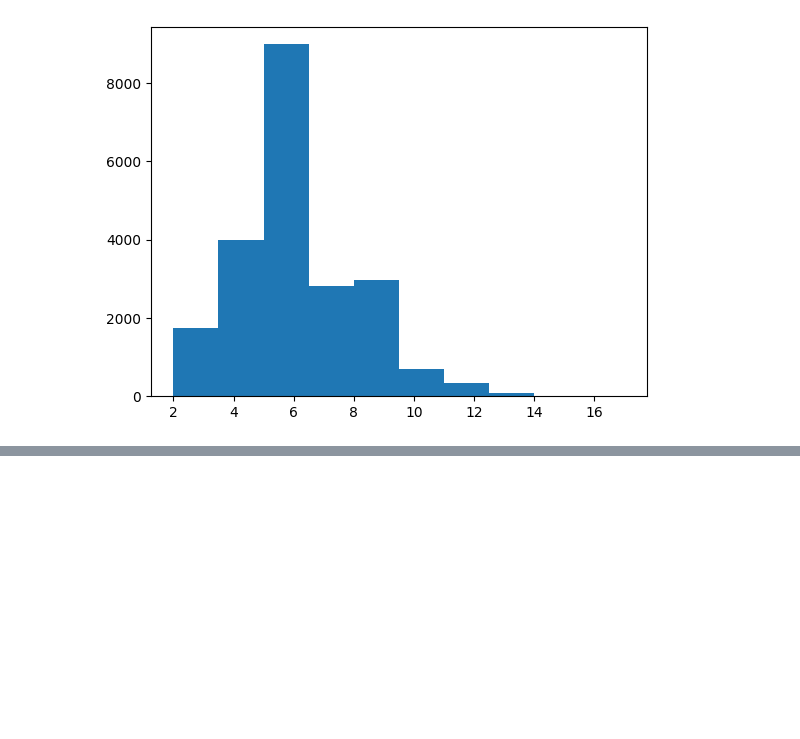
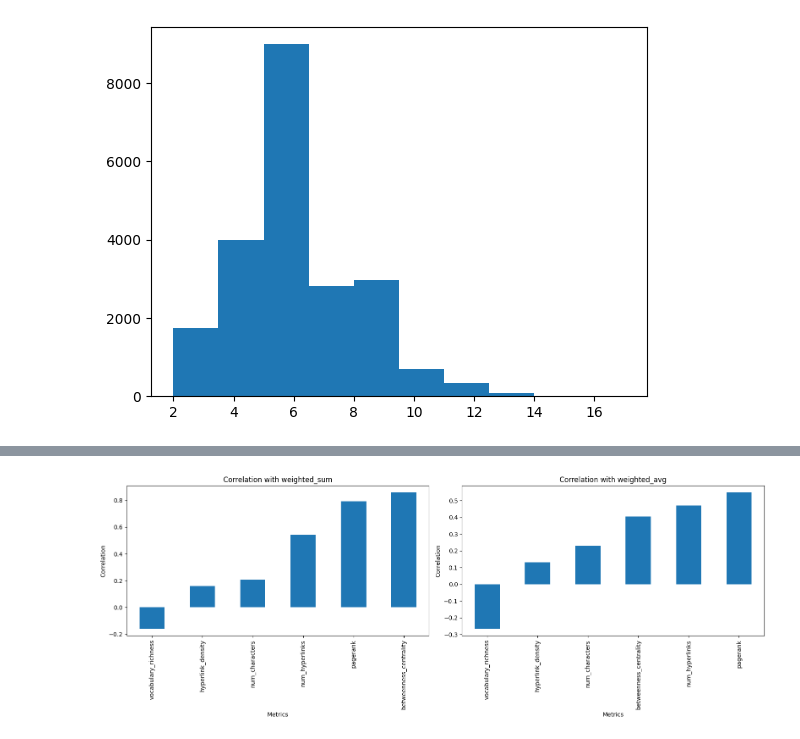
Before and after one commit to epfl-ada/ada-2024-project-adaholiks, a Jupyter notebook: greedy_embedding_navigation.ipynb, the cells around one changed output, grey strips where cells are left out. Saved outputs shown, nothing was run; the diff lists cells and outputs as text; code cells hidden in the pictures; blank space fills up the shorter version.

Commit message:
CODE: Wikispeedia Embedding Traversal

```diff
--- a/greedy_embedding_navigation.ipynb
+++ b/greedy_embedding_navigation.ipynb
@@ -556,0 +527,2 @@ Rows removed: 3732
+# %%
+article_features = pd.read_feather("Data/dataframes/article_df_features.feather")
@@ -556,0 +545,2 @@ Rows removed: 3732
+# %%
+art_greedy_traversal_scores = pd.merge(sum_art_cweights_df, avg_art_weight_df, how="inner", on="article")
@@ -556,0 +564,2 @@ Rows removed: 3732
+# %%
+art_greedy_traversal_scores = art_greedy_traversal_scores.drop(columns=['n_appearances_y']).rename({"n_appearances_x":"n_appearances"})
@@ -556,0 +583,2 @@ Rows removed: 3732
+# %%
+all_article_features_metrics = pd.merge(article_features, art_greedy_traversal_scores, how="inner", on='article')
@@ -556,0 +644,18 @@ Rows removed: 3732
+# %%
+plot_correlations(correlate_attributes(
+    all_article_features_metrics,
+    attributes=[
+        "num_hyperlinks",
+        "num_characters",
+        "hyperlink_density",
+        "vocabulary_richness",
+        'pagerank',
+        'betweenness_centrality'
+    ],
+    scores=[
+        'weighted_sum',
+        'weighted_avg'
+    ]
+))
+# %% [output]
+[figure, added]
```
Also changed, not shown: parts of 32 cells of this notebook, 6 other files.
